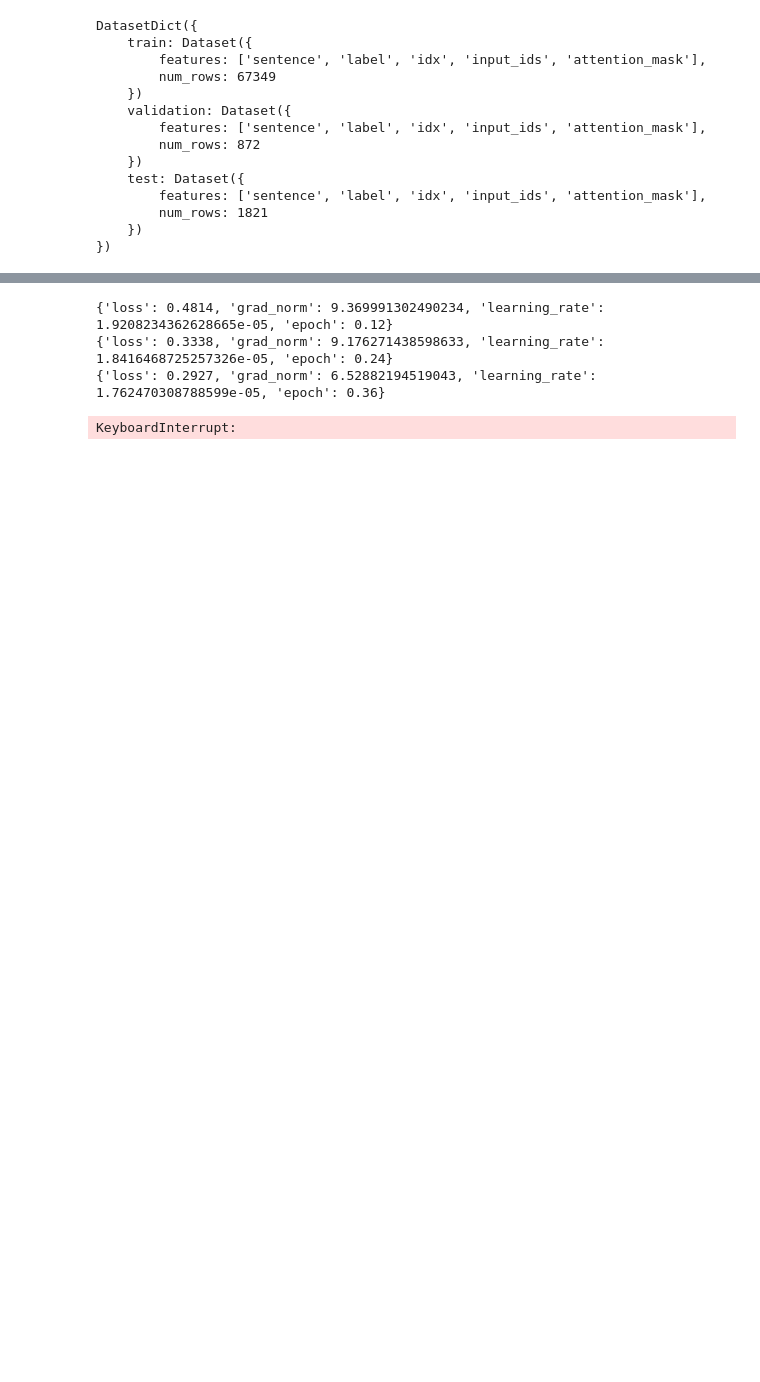
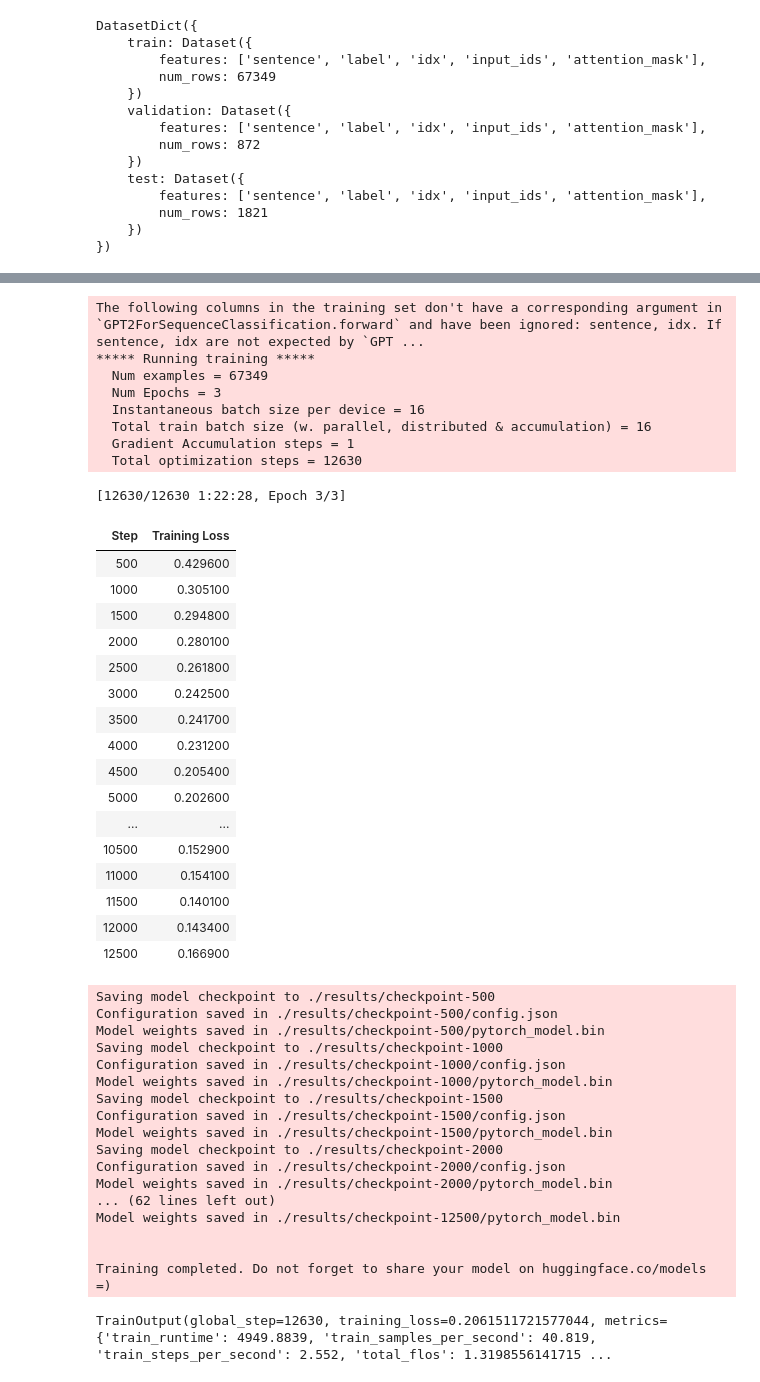
Before and after one commit to rohitamar/llamafinetuning, a Jupyter notebook: sentiment-finetuning-gpt2.ipynb, the cells around one changed output, grey strips where cells are left out. Saved outputs shown, nothing was run; the diff lists cells and outputs as text; code cells hidden in the pictures; blank space fills up the shorter version.

```diff
--- a/sentiment-finetuning-gpt2.ipynb
+++ b/sentiment-finetuning-gpt2.ipynb
@@ -9,4 +79,9 @@ You should probably TRAIN this model on a down-stream task to be able to use it
 # %%
 from datasets import load_dataset
 
-dataset = load_dataset("glue", "sst2")
+dataset = load_dataset(
+    "glue",
+    "sst2",
+    cache_dir=os.path.expanduser("~/hf_cache")
+)
+print(dataset)
@@ -37,25 +150,64 @@ DatasetDict({
 # %%
 from transformers import Trainer, TrainingArguments
 
 training_args = TrainingArguments(
     output_dir="./results",
     learning_rate=2e-5,
     per_device_train_batch_size=16,
     num_train_epochs=3,
-    weight_decay=0.01,
-    evaluation_strategy="epoch"
+    weight_decay=0.01
 )
 
 trainer = Trainer(
     model=model,
     args=training_args,
     train_dataset=tokenized_dataset["train"],
     eval_dataset=tokenized_dataset["validation"],
 )
 
 trainer.train()
 # %% [output]
-{'loss': 0.4814, 'grad_norm': 9.369991302490234, 'learning_rate': 1.9208234362628665e-05, 'epoch': 0.12}
-{'loss': 0.3338, 'grad_norm': 9.176271438598633, 'learning_rate': 1.8416468725257326e-05, 'epoch': 0.24}
-{'loss': 0.2927, 'grad_norm': 6.52882194519043, 'learning_rate': 1.762470308788599e-05, 'epoch': 0.36}
+The following columns in the training set don't have a corresponding argument in `GPT2ForSequenceClassification.forward` and have been ignored: sentence, idx. If sentence, idx are not expected by `GPT ...
+***** Running training *****
+  Num examples = 67349
+  Num Epochs = 3
+  Instantaneous batch size per device = 16
+  Total train batch size (w. parallel, distributed & accumulation) = 16
+  Gradient Accumulation steps = 1
+  Total optimization steps = 12630
-KeyboardInterrupt:
+[12630/12630 1:22:28, Epoch 3/3]
+| Step | Training Loss |
+| 500 | 0.429600 |
+| 1000 | 0.305100 |
+| 1500 | 0.294800 |
+| 2000 | 0.280100 |
+| 2500 | 0.261800 |
+| 3000 | 0.242500 |
+| 3500 | 0.241700 |
+| 4000 | 0.231200 |
+| 4500 | 0.205400 |
+| 5000 | 0.202600 |
+| ... | ... |
+| 10500 | 0.152900 |
+| 11000 | 0.154100 |
+| 11500 | 0.140100 |
+| 12000 | 0.143400 |
+| 12500 | 0.166900 |
+Saving model checkpoint to ./results/checkpoint-500
+Configuration saved in ./results/checkpoint-500/config.json
+Model weights saved in ./results/checkpoint-500/pytorch_model.bin
+Saving model checkpoint to ./results/checkpoint-1000
+Configuration saved in ./results/checkpoint-1000/config.json
+Model weights saved in ./results/checkpoint-1000/pytorch_model.bin
+Saving model checkpoint to ./results/checkpoint-1500
+Configuration saved in ./results/checkpoint-1500/config.json
+Model weights saved in ./results/checkpoint-1500/pytorch_model.bin
+Saving model checkpoint to ./results/checkpoint-2000
+Configuration saved in ./results/checkpoint-2000/config.json
+Model weights saved in ./results/checkpoint-2000/pytorch_model.bin
+... (62 lines left out)
+Model weights saved in ./results/checkpoint-12500/pytorch_model.bin
+
+
+Training completed. Do not forget to share your model on huggingface.co/models =)
+TrainOutput(global_step=12630, training_loss=0.2061511721577044, metrics={'train_runtime': 4949.8839, 'train_samples_per_second': 40.819, 'train_steps_per_second': 2.552, 'total_flos': 1.3198556141715 ...
```
Also changed, not shown: parts of 9 cells of this notebook.
